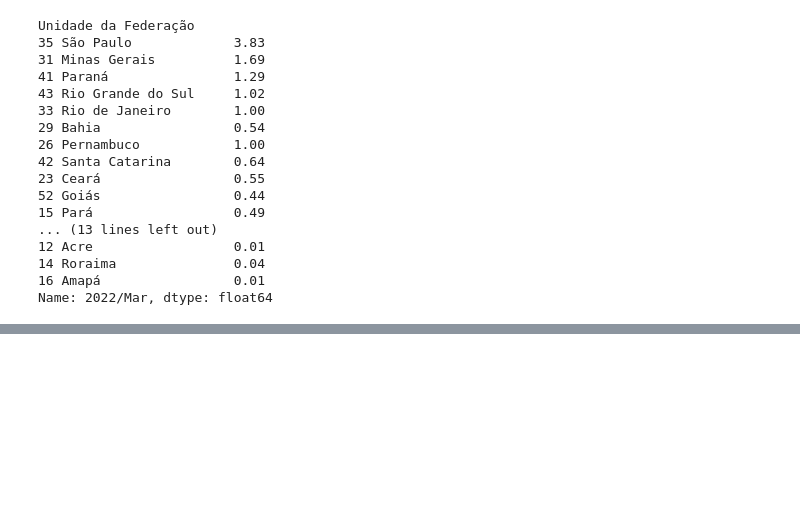
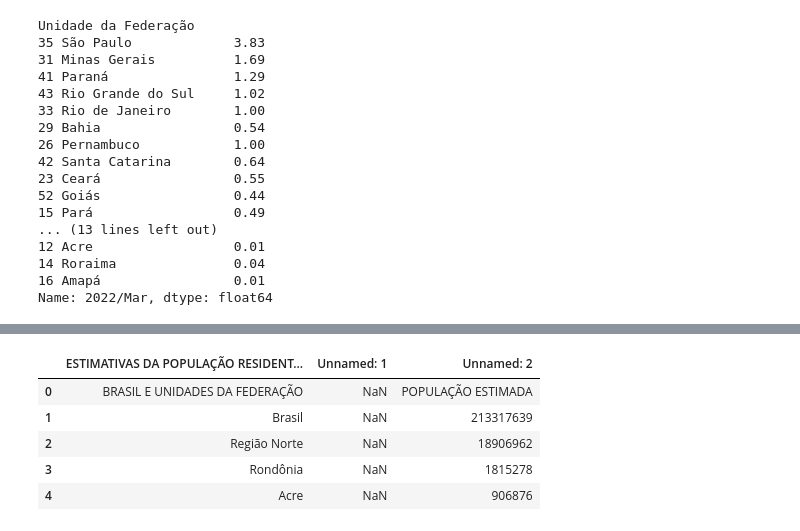
Before and after one commit to paulo-lins/EDA_datasus, a Jupyter notebook: EDA_tabnet.ipynb, the cells around one changed output, grey strips where cells are left out. Saved outputs shown, nothing was run; the diff lists cells and outputs as text; code cells hidden in the pictures; blank space fills up the shorter version.

```diff
--- a/EDA_tabnet.ipynb
+++ b/EDA_tabnet.ipynb
@@ -680,0 +714,13 @@ compare_to_rio.plot(kind='bar');
+# %%
+# Now, we gonna use a xls file from ibge who have data with estimate population in 2021
+# note: we have a problem here. So we can get this data from another source
+
+
+pd.read_excel('https://github.com/paulo-lins/EDA_datasus/blob/main/estimativa_dou_2021.xls?raw=true').head()
+# %% [output]
+|  | ESTIMATIVAS DA POPULAÇÃO RESIDENT... | Unnamed: 1 | Unnamed: 2 |
+| 0 | BRASIL E UNIDADES DA FEDERAÇÃO | NaN | POPULAÇÃO ESTIMADA |
+| 1 | Brasil | NaN | 213317639 |
+| 2 | Região Norte | NaN | 18906962 |
+| 3 | Rondônia | NaN | 1815278 |
+| 4 | Acre | NaN | 906876 |
```
Also changed, not shown: parts of 7 cells of this notebook.
